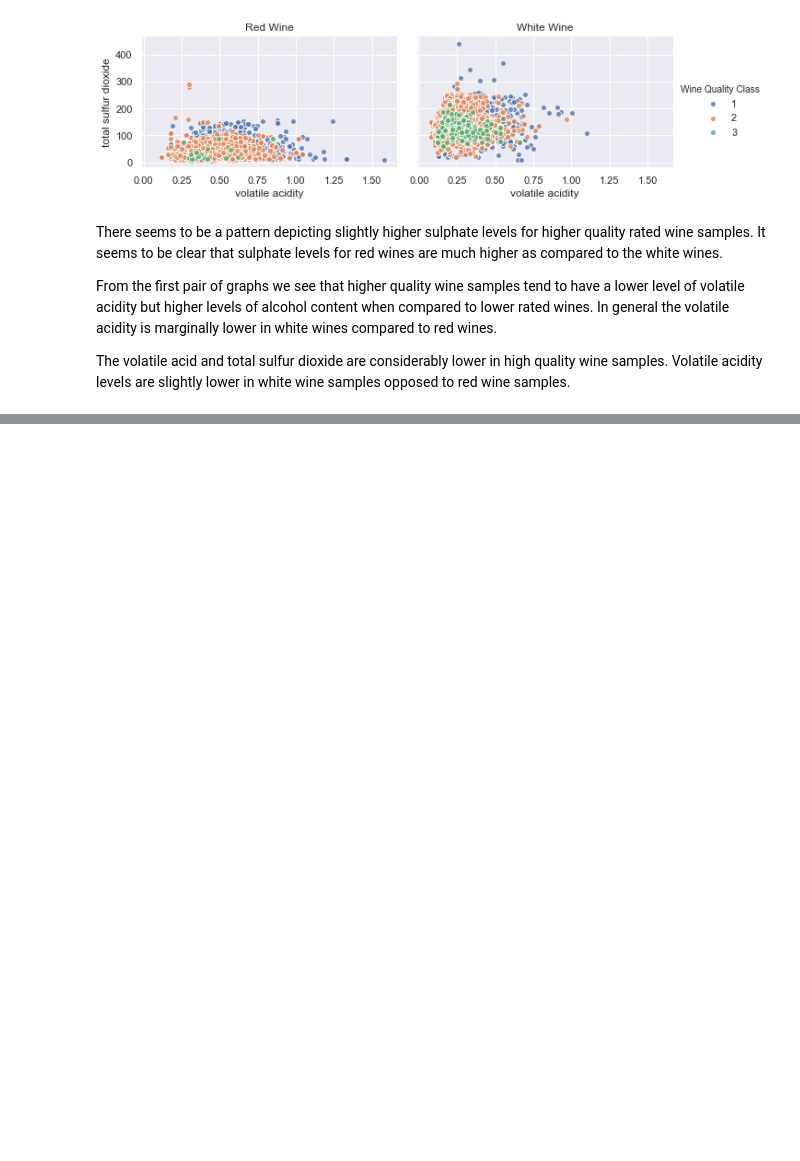
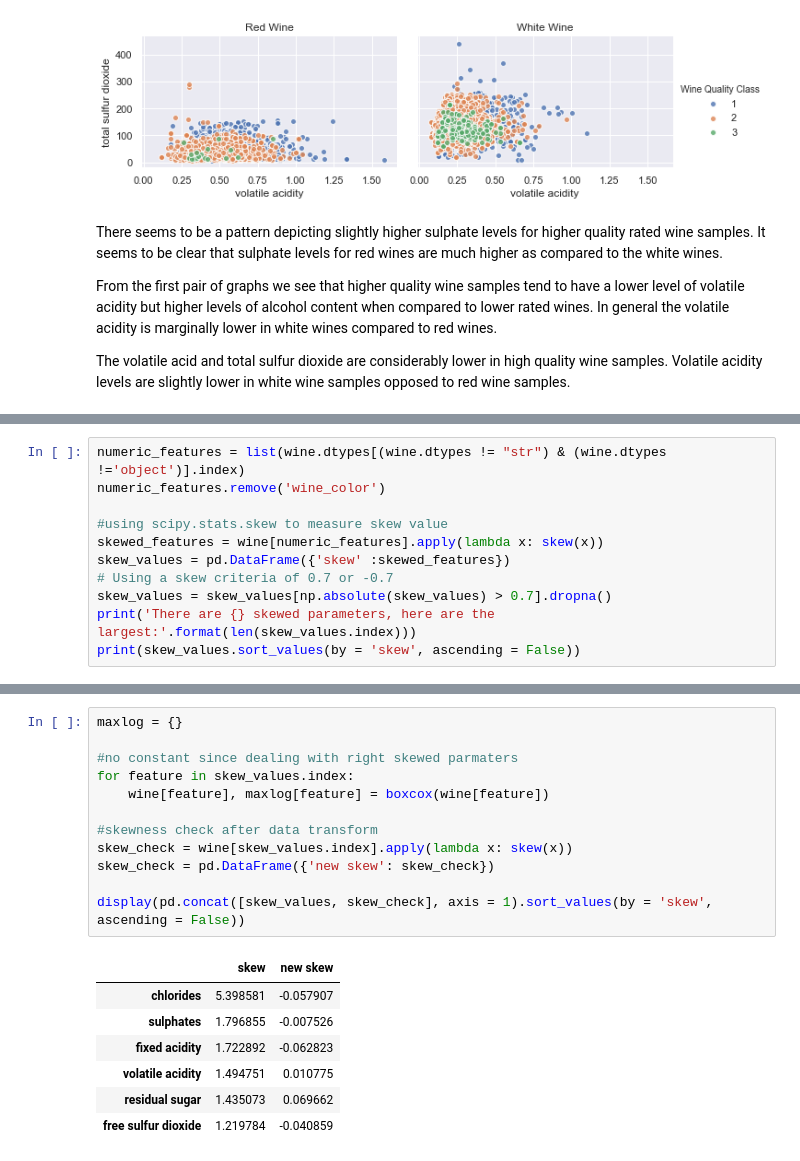
Before and after one commit to nwdelafu/wine-quality, a Jupyter notebook: main.ipynb, the cells around one changed output, grey strips where cells are left out. Saved outputs shown, nothing was run; the diff lists cells and outputs as text; blank space fills up the shorter version.

```diff
--- a/main.ipynb
+++ b/main.ipynb
@@ -675,0 +741,11 @@ The volatile acid and total sulfur dioxide are considerably lower in high qualit
+# %%
+numeric_features = list(wine.dtypes[(wine.dtypes != "str") & (wine.dtypes !='object')].index)
+numeric_features.remove('wine_color')
+
+#using scipy.stats.skew to measure skew value
+skewed_features = wine[numeric_features].apply(lambda x: skew(x))
+skew_values = pd.DataFrame({'skew' :skewed_features})
+# Using a skew criteria of 0.7 or -0.7
+skew_values = skew_values[np.absolute(skew_values) > 0.7].dropna()
+print('There are {} skewed parameters, here are the largest:'.format(len(skew_values.index)))
+print(skew_values.sort_values(by = 'skew', ascending = False))
@@ -675,0 +761,20 @@ The volatile acid and total sulfur dioxide are considerably lower in high qualit
+# %%
+maxlog = {}
+
+#no constant since dealing with right skewed parmaters
+for feature in skew_values.index:
+    wine[feature], maxlog[feature] = boxcox(wine[feature])
+
+#skewness check after data transform
+skew_check = wine[skew_values.index].apply(lambda x: skew(x))
+skew_check = pd.DataFrame({'new skew': skew_check})
+
+display(pd.concat([skew_values, skew_check], axis = 1).sort_values(by = 'skew', ascending = False))
+# %% [output]
+|  | skew | new skew |
+| chlorides | 5.398581 | -0.057907 |
+| sulphates | 1.796855 | -0.007526 |
+| fixed acidity | 1.722892 | -0.062823 |
+| volatile acidity | 1.494751 | 0.010775 |
+| residual sugar | 1.435073 | 0.069662 |
+| free sulfur dioxide | 1.219784 | -0.040859 |
```
Also changed, not shown: parts of 7 cells of this notebook.
